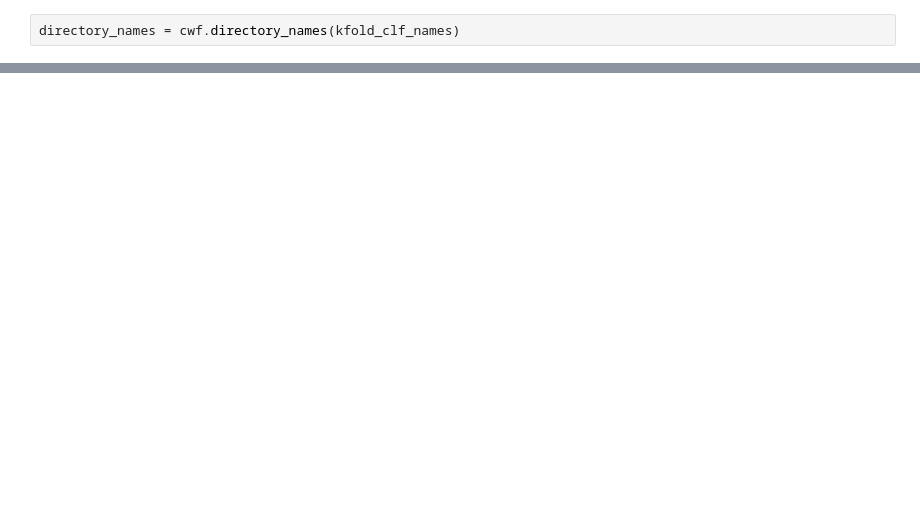
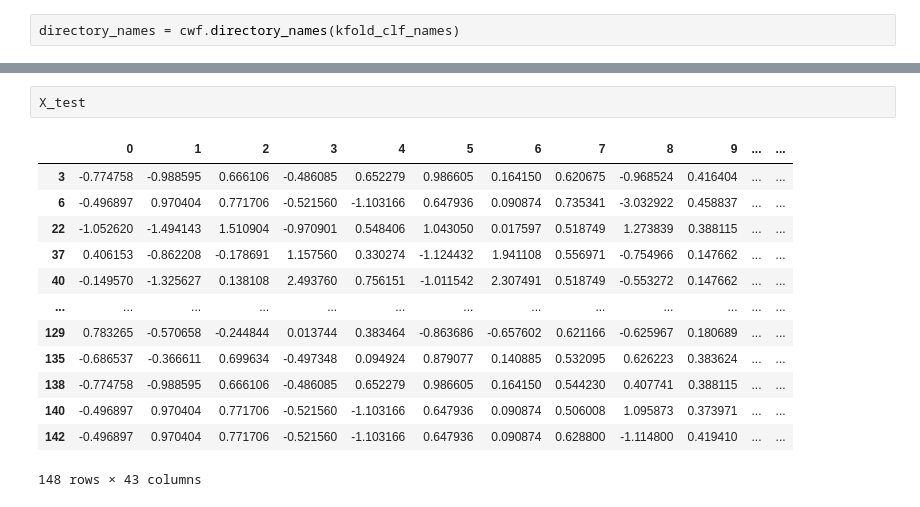
Before and after one commit to duartegroup/PythiaChem, a Jupyter notebook: Classification-DFT.ipynb, the cells around one changed output, grey strips where cells are left out. Saved outputs shown, nothing was run; the diff lists cells and outputs as text; blank space fills up the shorter version.

```diff
--- a/Classification-DFT.ipynb
+++ b/Classification-DFT.ipynb
@@ -891,0 +1035,16 @@ m_index
+# %%
+X_test
+# %% [output]
+|  | 0 | 1 | 2 | 3 | 4 | 5 | 6 | 7 | 8 | 9 | ... | ... |
+| 3 | -0.774758 | -0.988595 | 0.666106 | -0.486085 | 0.652279 | 0.986605 | 0.164150 | 0.620675 | -0.968524 | 0.416404 | ... | ... |
+| 6 | -0.496897 | 0.970404 | 0.771706 | -0.521560 | -1.103166 | 0.647936 | 0.090874 | 0.735341 | -3.032922 | 0.458837 | ... | ... |
+| 22 | -1.052620 | -1.494143 | 1.510904 | -0.970901 | 0.548406 | 1.043050 | 0.017597 | 0.518749 | 1.273839 | 0.388115 | ... | ... |
+| 37 | 0.406153 | -0.862208 | -0.178691 | 1.157560 | 0.330274 | -1.124432 | 1.941108 | 0.556971 | -0.754966 | 0.147662 | ... | ... |
+| 40 | -0.149570 | -1.325627 | 0.138108 | 2.493760 | 0.756151 | -1.011542 | 2.307491 | 0.518749 | -0.553272 | 0.147662 | ... | ... |
+| ... | ... | ... | ... | ... | ... | ... | ... | ... | ... | ... | ... | ... |
+| 129 | 0.783265 | -0.570658 | -0.244844 | 0.013744 | 0.383464 | -0.863686 | -0.657602 | 0.621166 | -0.625967 | 0.180689 | ... | ... |
+| 135 | -0.686537 | -0.366611 | 0.699634 | -0.497348 | 0.094924 | 0.879077 | 0.140885 | 0.532095 | 0.626223 | 0.383624 | ... | ... |
+| 138 | -0.774758 | -0.988595 | 0.666106 | -0.486085 | 0.652279 | 0.986605 | 0.164150 | 0.544230 | 0.407741 | 0.388115 | ... | ... |
+| 140 | -0.496897 | 0.970404 | 0.771706 | -0.521560 | -1.103166 | 0.647936 | 0.090874 | 0.506008 | 1.095873 | 0.373971 | ... | ... |
+| 142 | -0.496897 | 0.970404 | 0.771706 | -0.521560 | -1.103166 | 0.647936 | 0.090874 | 0.628800 | -1.114800 | 0.419410 | ... | ... |
+148 rows × 43 columns
```
Also changed, not shown: parts of 23 cells of this notebook.
